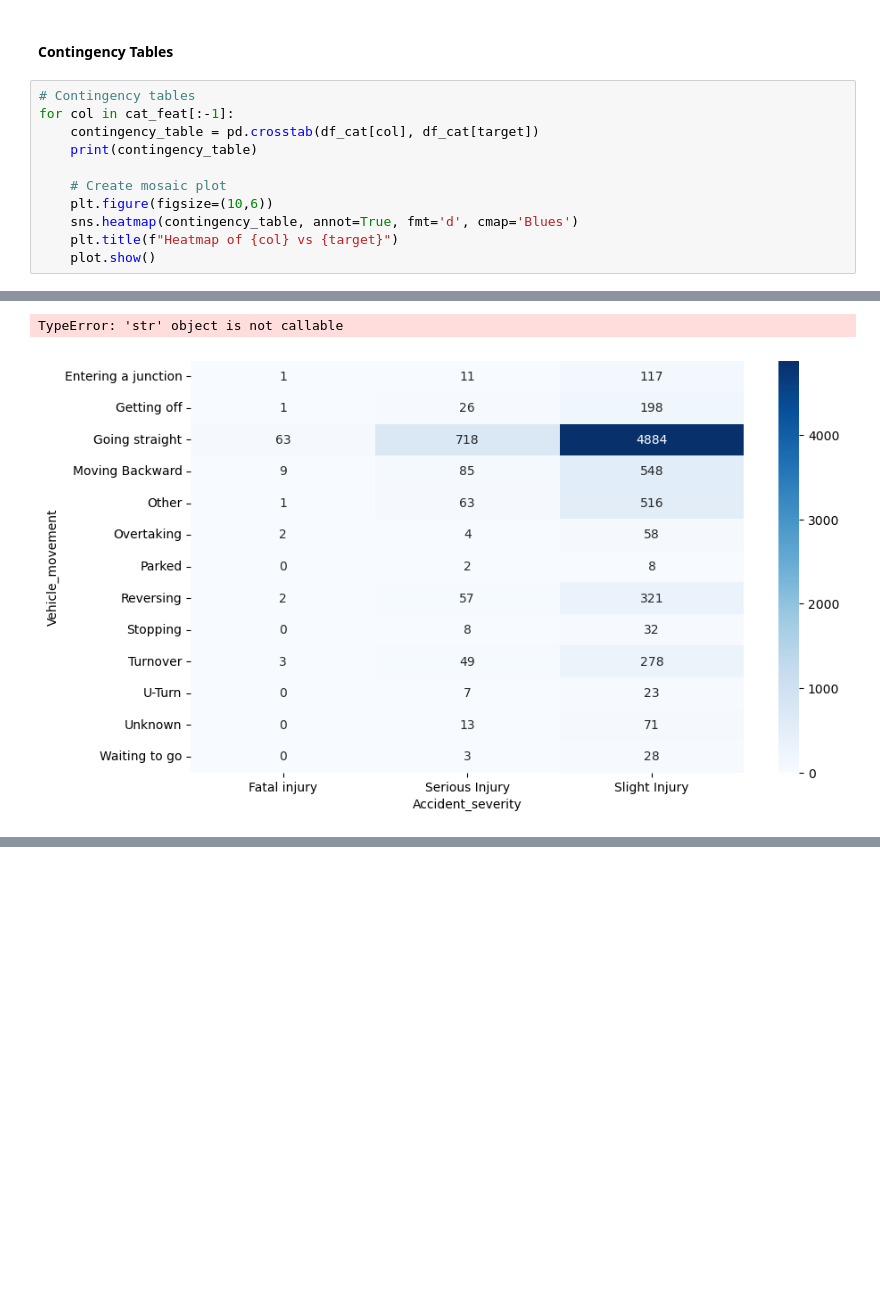
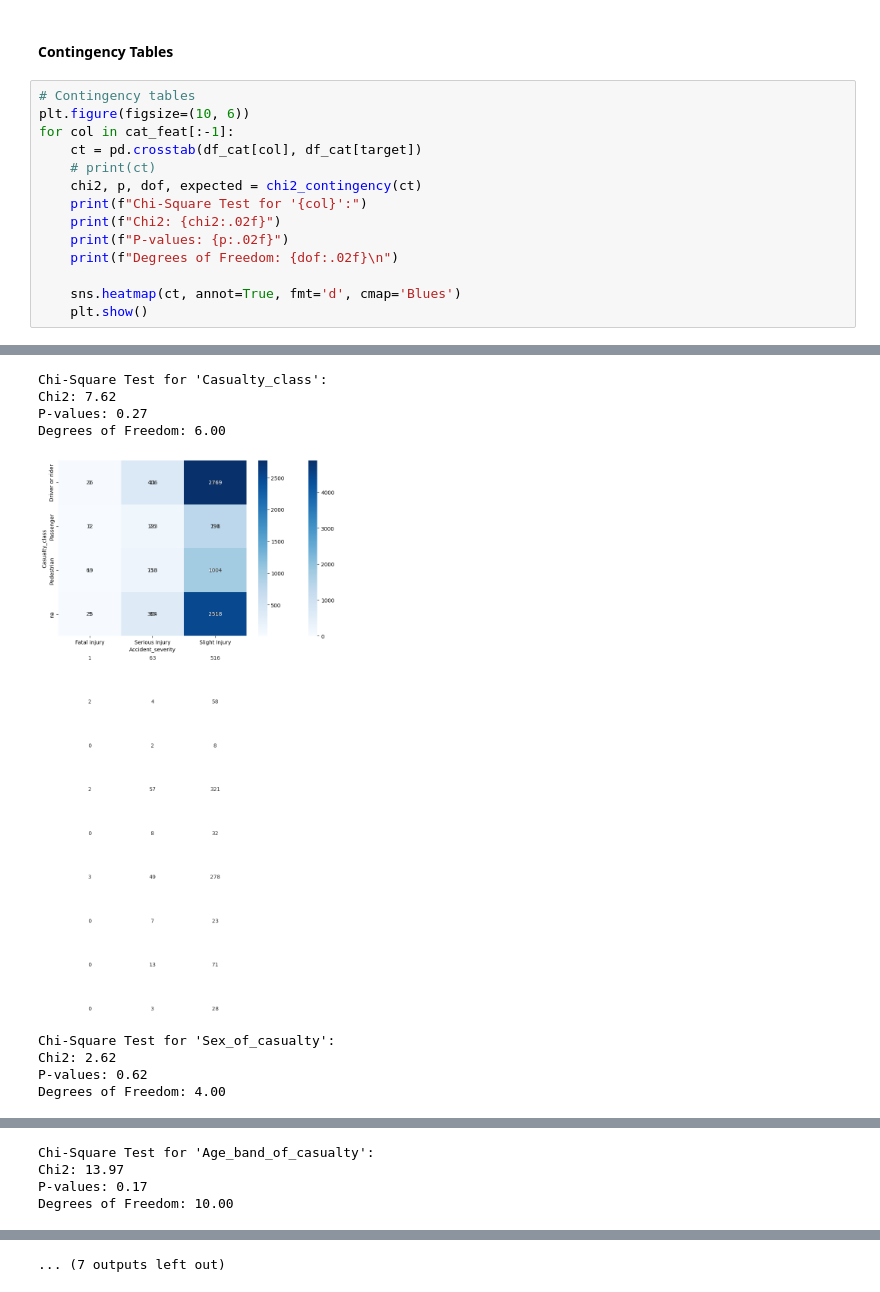
Before and after one commit to junclemente/ADS502-FinalProject, a Jupyter notebook: jun/eda.ipynb, the cells around one changed output, grey strips where cells are left out. Cells and saved outputs as stored; diff of their text form; blank space fills up the shorter version.

```diff
--- a/jun/eda.ipynb
+++ b/jun/eda.ipynb
@@ -299,13 +301,16 @@ cat_feat
 #### Contingency Tables
 # %%
 # Contingency tables
+plt.figure(figsize=(10, 6))
 for col in cat_feat[:-1]:
-    contingency_table = pd.crosstab(df_cat[col], df_cat[target])
-    print(contingency_table)
+    ct = pd.crosstab(df_cat[col], df_cat[target])
+    # print(ct)
+    chi2, p, dof, expected = chi2_contingency(ct)
+    print(f"Chi-Square Test for '{col}':")
+    print(f"Chi2: {chi2:.02f}")
+    print(f"P-values: {p:.02f}")
+    print(f"Degrees of Freedom: {dof:.02f}\n")
 
-    # Create mosaic plot
-    plt.figure(figsize=(10,6))
-    sns.heatmap(contingency_table, annot=True, fmt='d', cmap='Blues')
-    plt.title(f"Heatmap of {col} vs {target}")
-    plot.show()
+    sns.heatmap(ct, annot=True, fmt='d', cmap='Blues')
+    plt.show()
 # %% [output]
@@ -327,2 +322,9 @@ Waiting to go                   0               3             28
-TypeError: 'str' object is not callable
+Chi-Square Test for 'Casualty_class':
+Chi2: 7.62
+P-values: 0.27
+Degrees of Freedom: 6.00
-[figure]
+[figure, added]
+Chi-Square Test for 'Sex_of_casualty':
+Chi2: 2.62
+P-values: 0.62
+Degrees of Freedom: 4.00
@@ -328,0 +332,4 @@ TypeError: 'str' object is not callable
+Chi-Square Test for 'Age_band_of_casualty':
+Chi2: 13.97
+P-values: 0.17
+Degrees of Freedom: 10.00
@@ -328,0 +347 @@ TypeError: 'str' object is not callable
+... (7 outputs left out)
```
Also changed, not shown: parts of 5 cells of this notebook.
